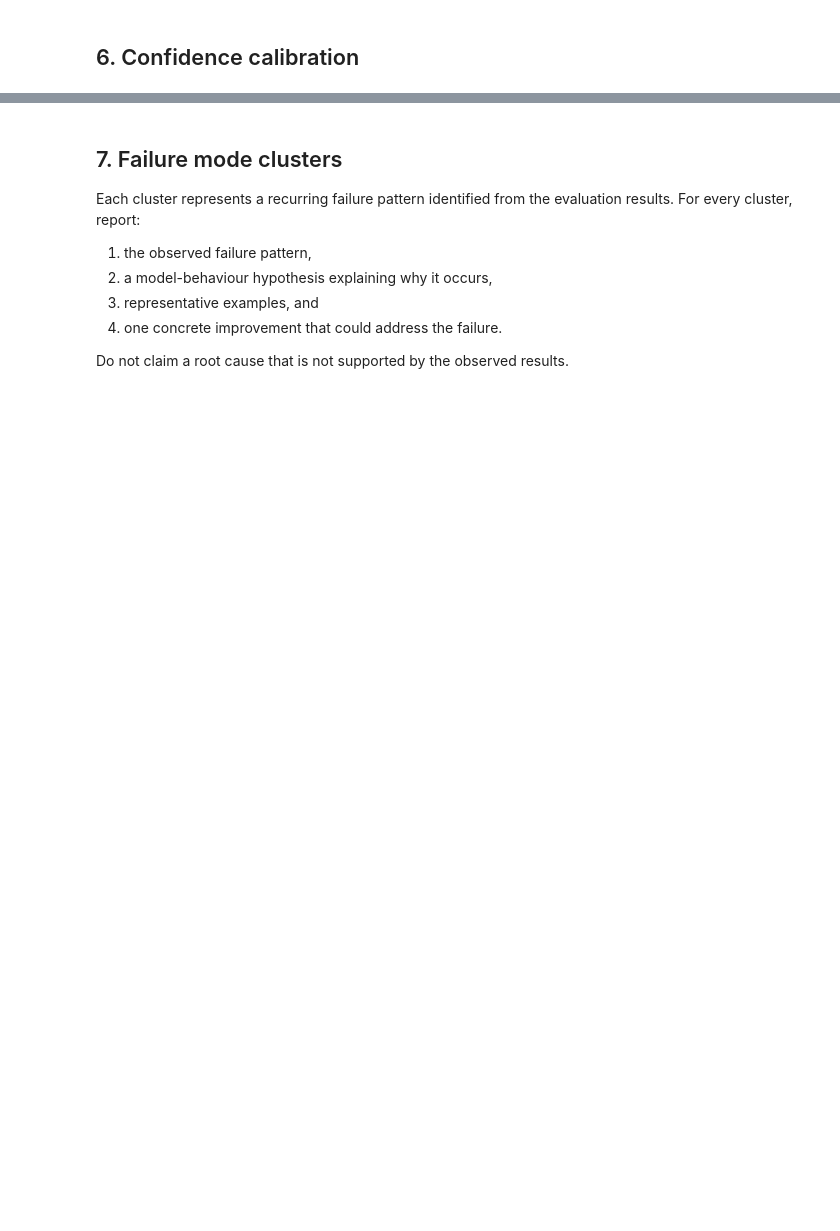
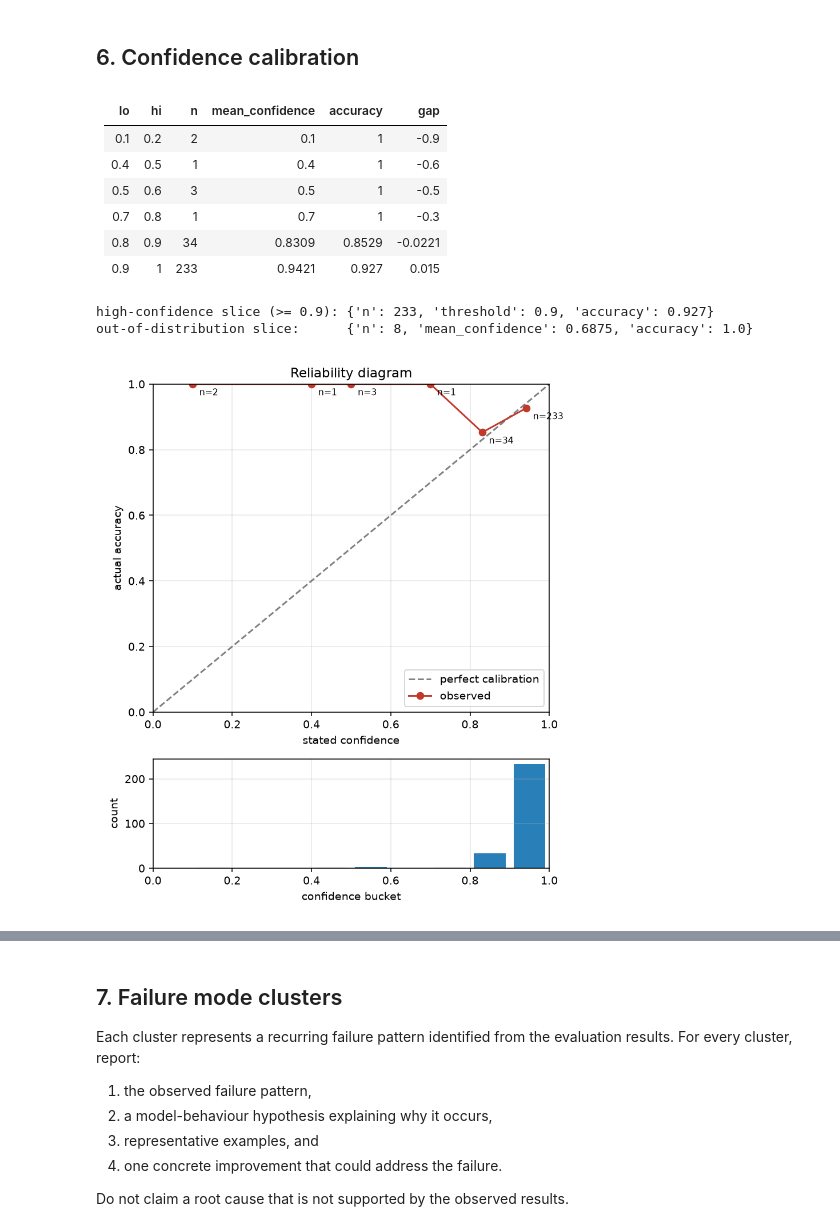
Before and after one commit to Ayushx13/llm-evaluation-harness, a Jupyter notebook: report/evaluation_report.ipynb, the cells around one changed output, grey strips where cells are left out. Saved outputs shown, nothing was run; the diff lists cells and outputs as text; code cells hidden in the pictures; blank space fills up the shorter version.

Commit message:
docs: add evaluation report notebook with findings

```diff
--- a/report/evaluation_report.ipynb
+++ b/report/evaluation_report.ipynb
@@ -10,7 +41,6 @@ call the model. To reproduce the results, run the evaluation runner first:
 # %%
 import json, pathlib, os
-import pandas as pd
-from IPython.display import Image, display
+from IPython.display import Image, Markdown, display
 
 if pathlib.Path.cwd().name == 'report':
     os.chdir('..')
@@ -24,4 +54,19 @@ m = json.loads((R / f'metrics_{VERSION}.json').read_text(encoding='utf-8'))
 clusters = json.loads((R / f'failure_clusters_{VERSION}.json').read_text(encoding='utf-8'))
 
 acc, hal, cal = m['accuracy'], m['hallucination'], m['calibration']
-raw['meta']
+
+
+# Tables are rendered as Markdown instead of pandas DataFrames. pandas imports
+# numpy.random, whose compiled DLLs Windows Smart App Control blocks on some
+# machines, and a report that cannot open is worse than a plainer table.
+def table(rows, columns):
+    def cell(v):
+        if isinstance(v, float):
+            return f'{v:.4g}'
+        return '' if v is None else str(v).replace('|', '\\|').replace('\n', ' ')
+    lines = ['| ' + ' | '.join(columns) + ' |', '|' + '---|' * len(columns)]
+    lines += ['| ' + ' | '.join(cell(r.get(c)) for c in columns) + ' |' for r in rows]
+    display(Markdown('\n'.join(lines)))
+
+
+table([{'field': k, 'value': v} for k, v in raw['meta'].items()], ['field', 'value'])
@@ -142,10 +464,21 @@ else:
 # %% [markdown]
 ## 6. Confidence calibration
 # %%
-b = pd.DataFrame(cal['buckets'])
-display(b[b['n'] > 0][['lo', 'hi', 'n', 'mean_confidence', 'accuracy', 'gap']])
+table([b for b in cal['buckets'] if b['n'] > 0], ['lo', 'hi', 'n', 'mean_confidence', 'accuracy', 'gap'])
 print('high-confidence slice (>= 0.9):', cal['high_confidence_slice'])
 print('out-of-distribution slice:     ', cal['ood_slice'])
 p = R / f'calibration_{VERSION}.png'
 if p.exists():
     display(Image(filename=str(p)))
+# %% [output]
+| lo | hi | n | mean_confidence | accuracy | gap |
+|---|---|---|---|---|---|
+| 0.1 | 0.2 | 2 | 0.1 | 1 | -0.9 |
+| 0.4 | 0.5 | 1 | 0.4 | 1 | -0.6 |
+| 0.5 | 0.6 | 3 | 0.5 | 1 | -0.5 |
+| 0.7 | 0.8 | 1 | 0.7 | 1 | -0.3 |
+| 0.8 | 0.9 | 34 | 0.8309 | 0.8529 | -0.0221 |
+| 0.9 | 1 | 233 | 0.9421 | 0.927 | 0.015 |
+high-confidence slice (>= 0.9): {'n': 233, 'threshold': 0.9, 'accuracy': 0.927}
+out-of-distribution slice:      {'n': 8, 'mean_confidence': 0.6875, 'accuracy': 1.0}
+[figure, added]
```
Also changed, not shown: parts of 20 cells of this notebook.
